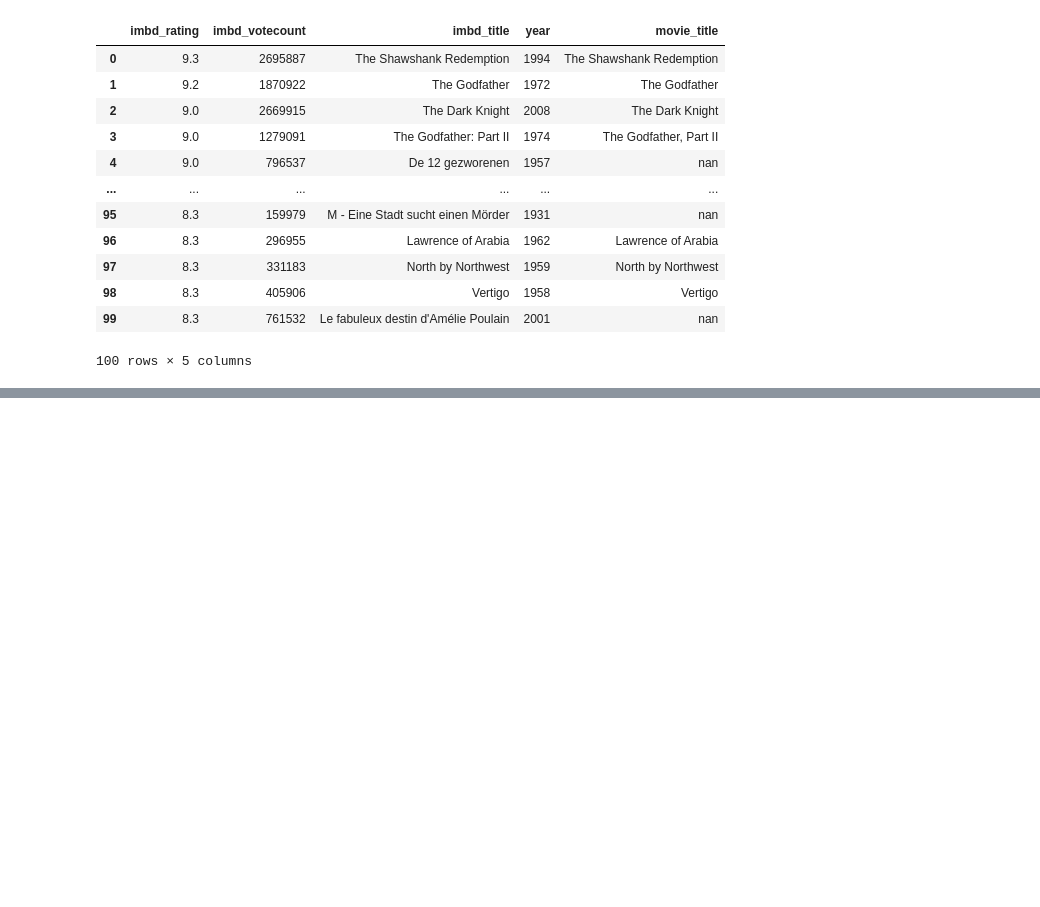
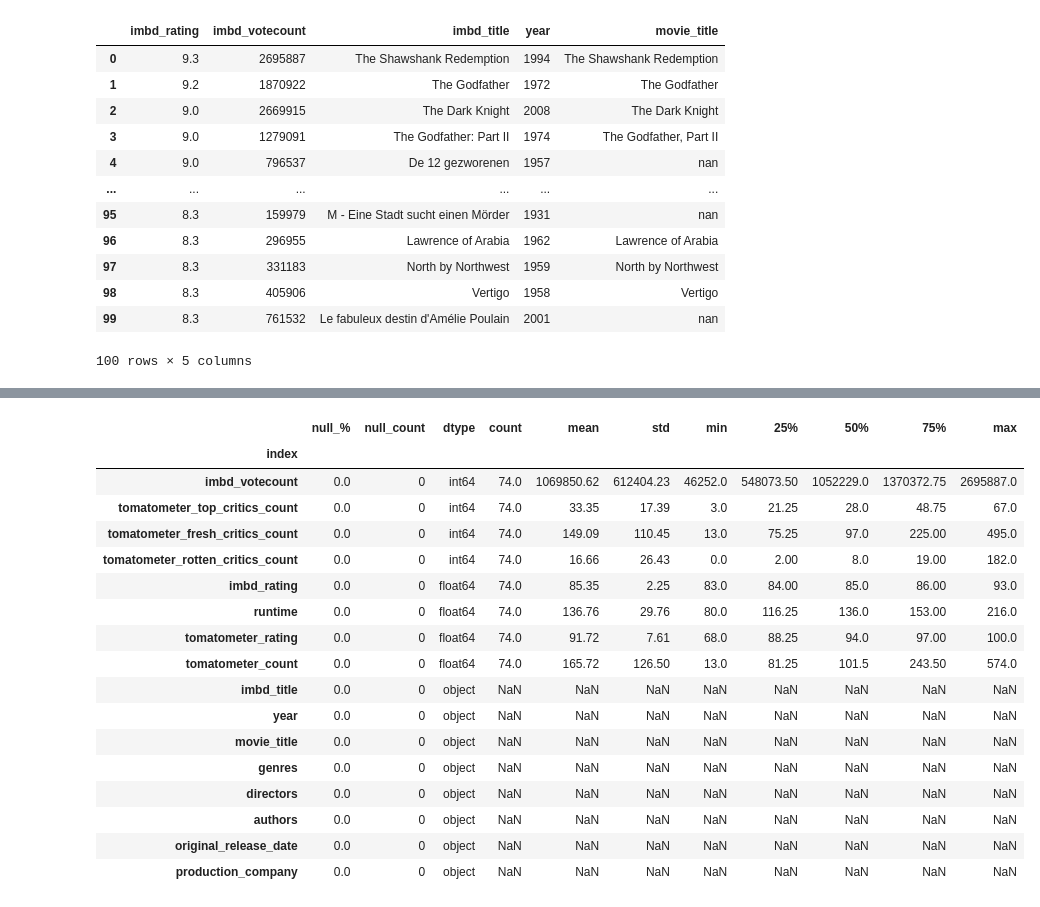
Before and after one commit to nb3110/data_scraping_project, a Jupyter notebook: notebook.ipynb, the cells around one changed output, grey strips where cells are left out. Cells and saved outputs as stored; diff of their text form; code cells hidden in the pictures; blank space fills up the shorter version.

```diff
--- a/notebook.ipynb
+++ b/notebook.ipynb
@@ -261,0 +150,21 @@ sns.scatterplot(data=df, x="x_var", y="y_var")
+# %%
+eda.summary_statistics(full_table)
+# %% [output]
+|  | null_% | null_count | dtype | count | mean | std | min | 25% | 50% | 75% | max |
+| index |  |  |  |  |  |  |  |  |  |  |  |
+| imbd_votecount | 0.0 | 0 | int64 | 74.0 | 1069850.62 | 612404.23 | 46252.0 | 548073.50 | 1052229.0 | 1370372.75 | 2695887.0 |
+| tomatometer_top_critics_count | 0.0 | 0 | int64 | 74.0 | 33.35 | 17.39 | 3.0 | 21.25 | 28.0 | 48.75 | 67.0 |
+| tomatometer_fresh_critics_count | 0.0 | 0 | int64 | 74.0 | 149.09 | 110.45 | 13.0 | 75.25 | 97.0 | 225.00 | 495.0 |
+| tomatometer_rotten_critics_count | 0.0 | 0 | int64 | 74.0 | 16.66 | 26.43 | 0.0 | 2.00 | 8.0 | 19.00 | 182.0 |
+| imbd_rating | 0.0 | 0 | float64 | 74.0 | 85.35 | 2.25 | 83.0 | 84.00 | 85.0 | 86.00 | 93.0 |
+| runtime | 0.0 | 0 | float64 | 74.0 | 136.76 | 29.76 | 80.0 | 116.25 | 136.0 | 153.00 | 216.0 |
+| tomatometer_rating | 0.0 | 0 | float64 | 74.0 | 91.72 | 7.61 | 68.0 | 88.25 | 94.0 | 97.00 | 100.0 |
+| tomatometer_count | 0.0 | 0 | float64 | 74.0 | 165.72 | 126.50 | 13.0 | 81.25 | 101.5 | 243.50 | 574.0 |
+| imbd_title | 0.0 | 0 | object | NaN | NaN | NaN | NaN | NaN | NaN | NaN | NaN |
+| year | 0.0 | 0 | object | NaN | NaN | NaN | NaN | NaN | NaN | NaN | NaN |
+| movie_title | 0.0 | 0 | object | NaN | NaN | NaN | NaN | NaN | NaN | NaN | NaN |
+| genres | 0.0 | 0 | object | NaN | NaN | NaN | NaN | NaN | NaN | NaN | NaN |
+| directors | 0.0 | 0 | object | NaN | NaN | NaN | NaN | NaN | NaN | NaN | NaN |
+| authors | 0.0 | 0 | object | NaN | NaN | NaN | NaN | NaN | NaN | NaN | NaN |
+| original_release_date | 0.0 | 0 | object | NaN | NaN | NaN | NaN | NaN | NaN | NaN | NaN |
+| production_company | 0.0 | 0 | object | NaN | NaN | NaN | NaN | NaN | NaN | NaN | NaN |
```
Also changed, not shown: parts of 36 cells of this notebook, 6 other files.
